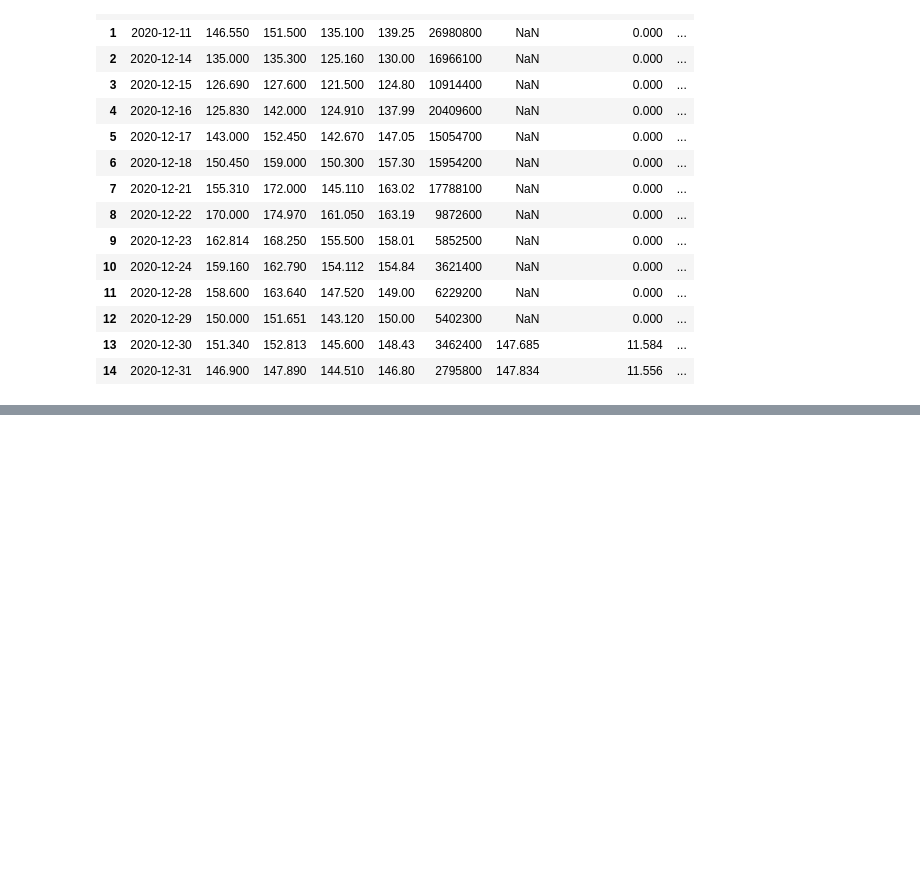
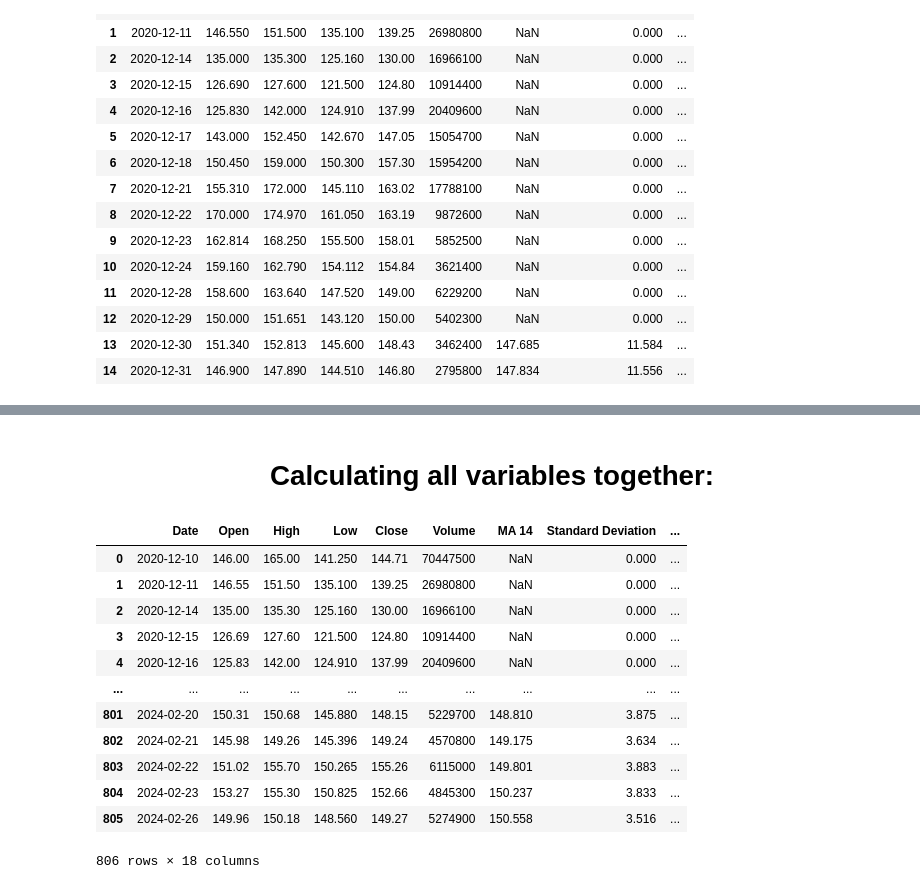
Before and after one commit to D-Voronkov-Official/Stocks-Price-Prediction-Program, a Jupyter notebook: Machine Learning Data Gathering/Scripts/Moving Average + Bollinger bands.ipynb, the cells around one changed output, grey strips where cells are left out. Cells and saved outputs as stored; diff of their text form; code cells hidden in the pictures; blank space fills up the shorter version.

```diff
--- a/Machine Learning Data Gathering/Scripts/Moving Average + Bollinger bands.ipynb
+++ b/Machine Learning Data Gathering/Scripts/Moving Average + Bollinger bands.ipynb
@@ -295,0 +292,46 @@ new_data
+# %% [markdown]
+<h1><center>Calculating all variables together:<center/> </h1>
+# %%
+def calculate_all_stocks_related_data(stocks_df,
+                                      bb_day_range = 14,
+                                      atr_day_range = 14,
+                                      rsi_day_range = 14, ):
+    '''
+        Function that calculates and collects all stocks-related data:
+            1) Bollinger bands
+            2) ATR
+            3) RSI
+
+        Return:
+            A data frame which have all related columns calculated inside it
+
+        Arguments:
+            1) stocks_df - pandas data frame on which we will be performing operations
+            2) bb_day_range - amount of days to serve as range for bollinger bands. By default - 14
+            3) atr_day_range - amount of days to serve as range for ATR. By default - 14
+            4) rsi_day_range - amount of days to serve as range for RSI. By default - 14
+    '''
+    calculate_bollinger_band(stocks_df, bb_day_range)
+
+
+    calculate_atr(stocks_df, atr_day_range)
+    calculate_rsi(stocks_df, rsi_day_range)
+# %%
+test_data = pd.read_csv("../Data/Consumer Discretionary/Airbnb Inc. Class A Common Stock.csv")
+
+calculate_all_stocks_related_data(test_data)
+test_data
+# %% [output]
+|  | Date | Open | High | Low | Close | Volume | MA 14 | Standard Deviation | ... |
+| 0 | 2020-12-10 | 146.00 | 165.00 | 141.250 | 144.71 | 70447500 | NaN | 0.000 | ... |
+| 1 | 2020-12-11 | 146.55 | 151.50 | 135.100 | 139.25 | 26980800 | NaN | 0.000 | ... |
+| 2 | 2020-12-14 | 135.00 | 135.30 | 125.160 | 130.00 | 16966100 | NaN | 0.000 | ... |
+| 3 | 2020-12-15 | 126.69 | 127.60 | 121.500 | 124.80 | 10914400 | NaN | 0.000 | ... |
+| 4 | 2020-12-16 | 125.83 | 142.00 | 124.910 | 137.99 | 20409600 | NaN | 0.000 | ... |
+| ... | ... | ... | ... | ... | ... | ... | ... | ... | ... |
+| 801 | 2024-02-20 | 150.31 | 150.68 | 145.880 | 148.15 | 5229700 | 148.810 | 3.875 | ... |
+| 802 | 2024-02-21 | 145.98 | 149.26 | 145.396 | 149.24 | 4570800 | 149.175 | 3.634 | ... |
+| 803 | 2024-02-22 | 151.02 | 155.70 | 150.265 | 155.26 | 6115000 | 149.801 | 3.883 | ... |
+| 804 | 2024-02-23 | 153.27 | 155.30 | 150.825 | 152.66 | 4845300 | 150.237 | 3.833 | ... |
+| 805 | 2024-02-26 | 149.96 | 150.18 | 148.560 | 149.27 | 5274900 | 150.558 | 3.516 | ... |
+806 rows × 18 columns
```
Also changed, not shown: parts of 15 cells of this notebook.
